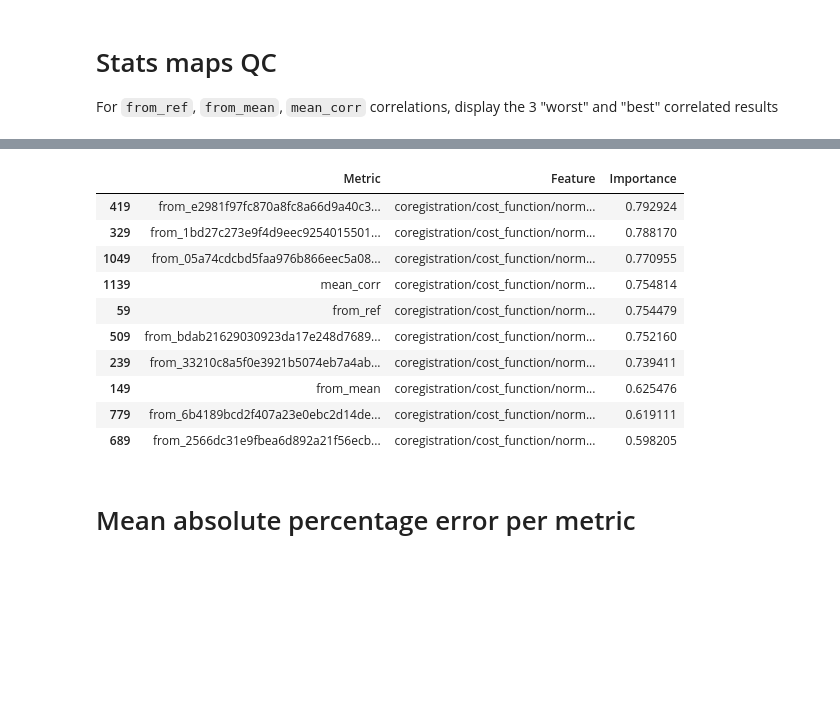
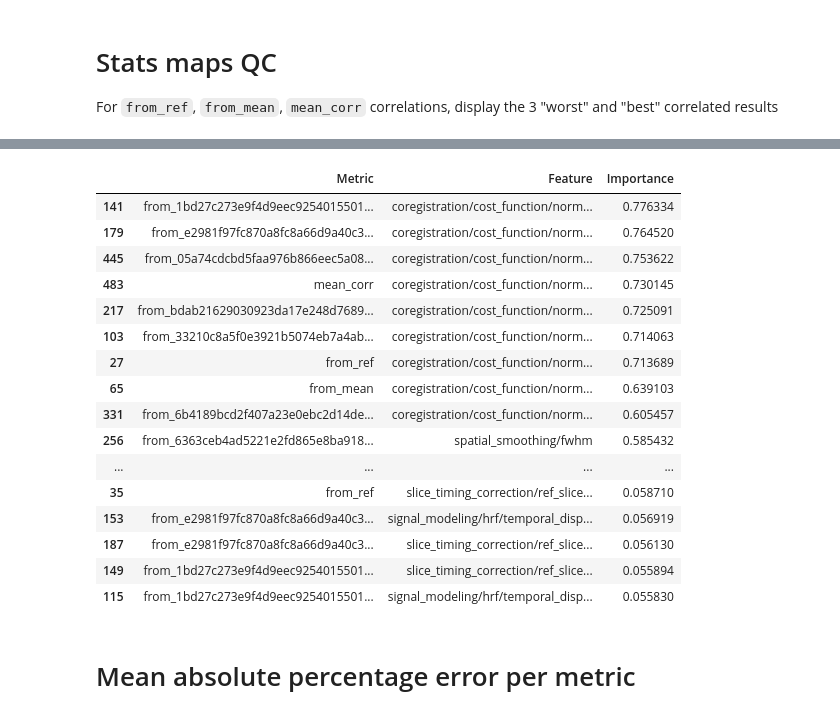
Before and after one commit to Inria-Empenn/fmri_feature_model, a Jupyter notebook: analysis/auditory/auditory_analysis.ipynb, the cells around one changed output, grey strips where cells are left out. Saved outputs shown, nothing was run; the diff lists cells and outputs as text; code cells hidden in the pictures; blank space fills up the shorter version.

```diff
--- a/analysis/auditory/auditory_analysis.ipynb
+++ b/analysis/auditory/auditory_analysis.ipynb
@@ -219,2 +340,44 @@ for metric in corr_fields:
+# %%
+y = dataset['cluster']
+test_size=0.3
+X_train, X_test, y_train, y_test = train_test_split(X, y, test_size=test_size)
+
+
+# Train the Decision Tree Classifier
+classifier = tree.DecisionTreeClassifier(random_state=42)
+classifier.fit(X_train, y_train)
+
+dot_data = tree.export_graphviz(classifier, out_file=None,
+                         feature_names=X_train.columns.values,
+                         filled=True, rounded=True,
+                         special_characters=True,
+                                    leaves_parallel=True,proportion=True)
+graph = graphviz.Source(dot_data)
+graph.render(f"cluster")
+
+# learning curve
+# Define the range of training sizes
+train_sizes = np.linspace(0.1, 1.0, 10)
+
+# Compute the learning curve
+train_sizes, train_scores, test_scores = learning_curve(
+    classifier, X, y, train_sizes=train_sizes, cv=10, scoring='neg_mean_absolute_percentage_error'
+)
+
+features = X.columns
+importances = classifier.feature_importances_
+for i, feat in enumerate(features):
+    feat_importances.append(('cluster', importances[i]))
+
+results.append(('cluster',
+              mean_absolute_error(y_test, classifier.predict(X_test)),
+              mean_squared_error(y_test, classifier.predict(X_test)),
+              mean_absolute_percentage_error(y_test, classifier.predict(X_test)),
+                np.mean(train_scores, axis=1),
+                np.std(train_scores, axis=1),
+                np.mean(test_scores, axis=1),
+                np.std(test_scores, axis=1)
+                )
+)
 # %%
 results_df = pd.DataFrame(results, columns=['Metric', 'MAE',  'MSE', 'MAPE', 'train_mean', 'train_std', 'test_mean', 'test_std']).sort_values(by='MAPE', ascending=False)
@@ -237,18 +401,24 @@ results_df.head(13)
 # %%
 importance_df = pd.DataFrame(feat_importances, columns=['Metric', 'Feature', 'Importance']).sort_values(by='Importance', ascending=False)
-importance_df.head(10)
+importance_df.head(40)
 # %% [output]
 |  | Metric | Feature | Importance |
-| 419 | from_e2981f97fc870a8fc8a66d9a40c3... | coregistration/cost_function/norm... | 0.792924 |
-| 329 | from_1bd27c273e9f4d9eec9254015501... | coregistration/cost_function/norm... | 0.788170 |
-| 1049 | from_05a74cdcbd5faa976b866eec5a08... | coregistration/cost_function/norm... | 0.770955 |
-| 1139 | mean_corr | coregistration/cost_function/norm... | 0.754814 |
-| 59 | from_ref | coregistration/cost_function/norm... | 0.754479 |
-| 509 | from_bdab21629030923da17e248d7689... | coregistration/cost_function/norm... | 0.752160 |
-| 239 | from_33210c8a5f0e3921b5074eb7a4ab... | coregistration/cost_function/norm... | 0.739411 |
-| 149 | from_mean | coregistration/cost_function/norm... | 0.625476 |
-| 779 | from_6b4189bcd2f407a23e0ebc2d14de... | coregistration/cost_function/norm... | 0.619111 |
-| 689 | from_2566dc31e9fbea6d892a21f56ecb... | coregistration/cost_function/norm... | 0.598205 |
+| 141 | from_1bd27c273e9f4d9eec9254015501... | coregistration/cost_function/norm... | 0.776334 |
+| 179 | from_e2981f97fc870a8fc8a66d9a40c3... | coregistration/cost_function/norm... | 0.764520 |
+| 445 | from_05a74cdcbd5faa976b866eec5a08... | coregistration/cost_function/norm... | 0.753622 |
+| 483 | mean_corr | coregistration/cost_function/norm... | 0.730145 |
+| 217 | from_bdab21629030923da17e248d7689... | coregistration/cost_function/norm... | 0.725091 |
+| 103 | from_33210c8a5f0e3921b5074eb7a4ab... | coregistration/cost_function/norm... | 0.714063 |
+| 27 | from_ref | coregistration/cost_function/norm... | 0.713689 |
+| 65 | from_mean | coregistration/cost_function/norm... | 0.639103 |
+| 331 | from_6b4189bcd2f407a23e0ebc2d14de... | coregistration/cost_function/norm... | 0.605457 |
+| 256 | from_6363ceb4ad5221e2fd865e8ba918... | spatial_smoothing/fwhm | 0.585432 |
+| ... | ... | ... | ... |
+| 35 | from_ref | slice_timing_correction/ref_slice... | 0.058710 |
+| 153 | from_e2981f97fc870a8fc8a66d9a40c3... | signal_modeling/hrf/temporal_disp... | 0.056919 |
+| 187 | from_e2981f97fc870a8fc8a66d9a40c3... | slice_timing_correction/ref_slice... | 0.056130 |
+| 149 | from_1bd27c273e9f4d9eec9254015501... | slice_timing_correction/ref_slice... | 0.055894 |
+| 115 | from_1bd27c273e9f4d9eec9254015501... | signal_modeling/hrf/temporal_disp... | 0.055830 |
 # %% [markdown]
 # Mean absolute percentage error per metric
 # %%
```
Also changed, not shown: parts of 21 cells of this notebook, 42 other files.
